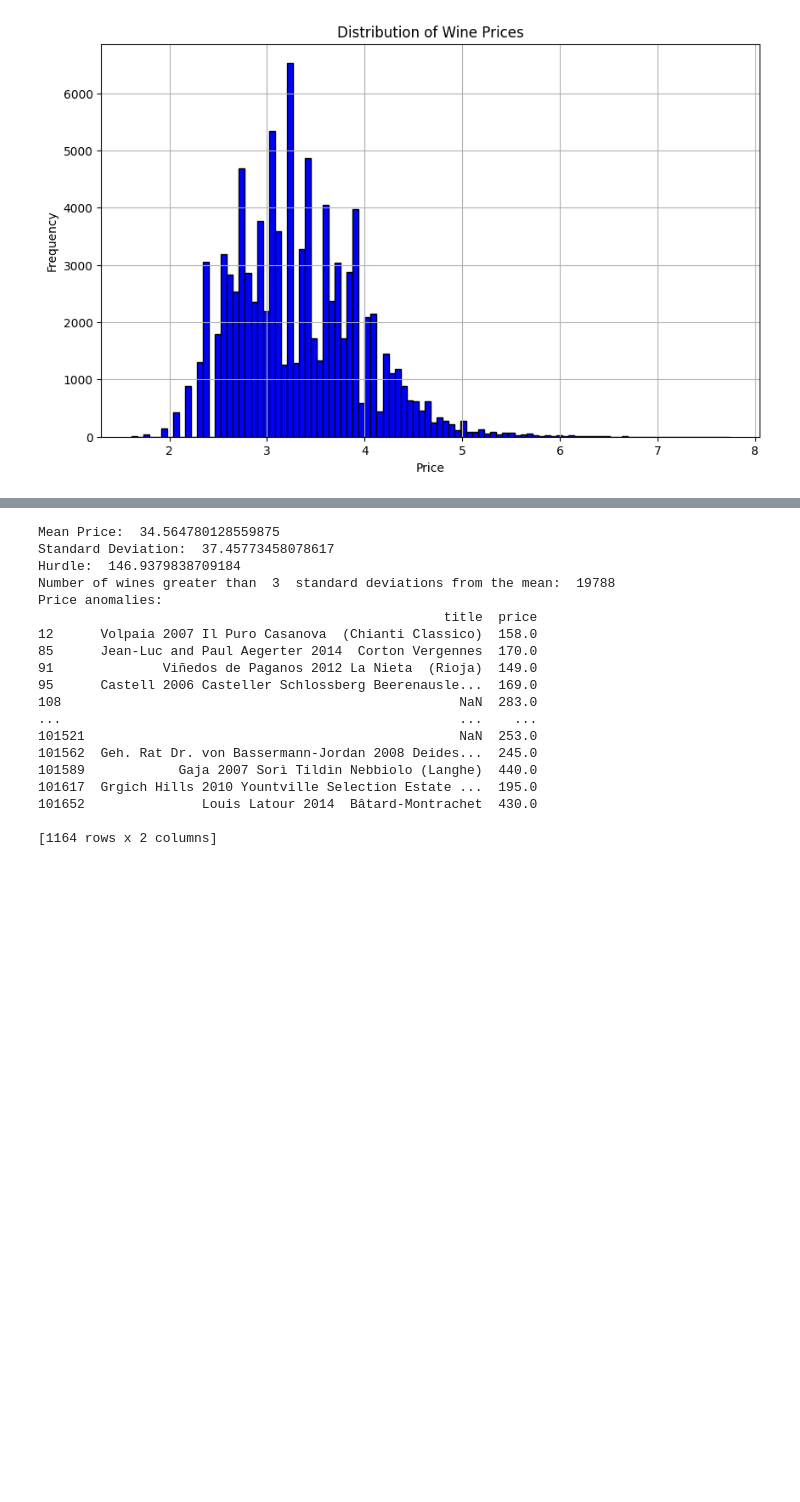
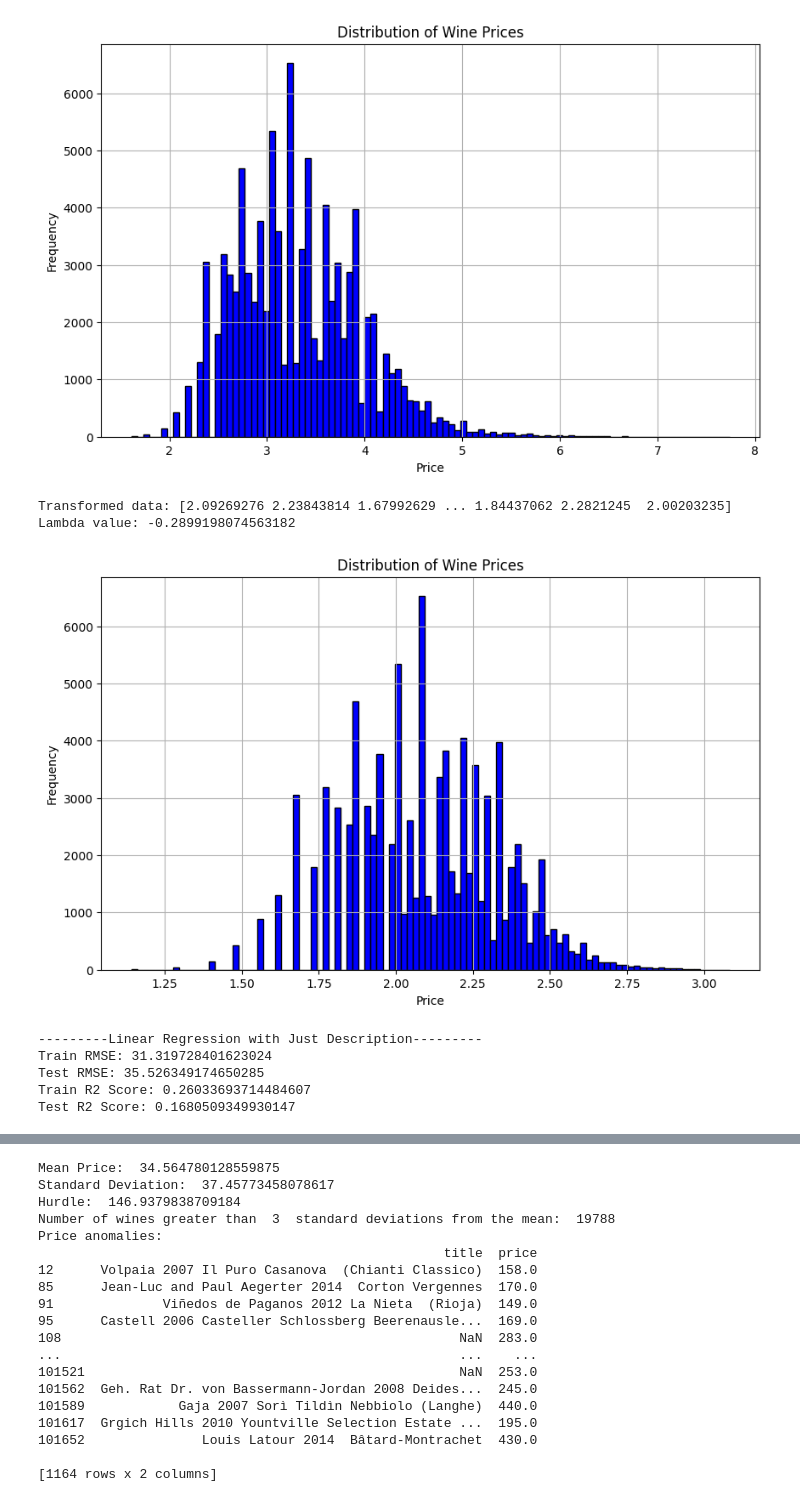
Before and after one commit to sdisorbo/wine_somMLier, a Jupyter notebook: anomaly_detection.ipynb, the cells around one changed output, grey strips where cells are left out. Drawn from its saved outputs; the diff is of its cells as text; code cells hidden in the pictures; blank space fills up the shorter version.

```diff
--- a/anomaly_detection.ipynb
+++ b/anomaly_detection.ipynb
@@ -46,3 +47,30 @@ plt.grid(True)
 plt.show()
 # %% [output]
 [figure]
+# %%
+from scipy.stats import boxcox
+
+prices = np.array(training_data['price'])
+to_remove = np.where(np.isnan(prices))[0]
+
+cleaned_y = np.delete(prices, to_remove)
+cleaned_X = training_data.drop(to_remove)
+assert len(cleaned_X) == len(cleaned_y)
+
+transformed_prices, best_lambda = boxcox(cleaned_y)
+
+# Print transformed data and lambda value
+print("Transformed data:", transformed_prices)
+print("Lambda value:", best_lambda)
+
+plt.figure(figsize=(10, 6))
+plt.hist(transformed_prices, bins=100, color='blue', edgecolor='black')
+plt.title('Distribution of Wine Prices')
+plt.xlabel('Price')
+plt.ylabel('Frequency')
+plt.grid(True)
+plt.show()
+# %% [output]
+Transformed data: [2.09269276 2.23843814 1.67992629 ... 1.84437062 2.2821245  2.00203235]
+Lambda value: -0.2899198074563182
+[figure, added]
@@ -48,0 +99,36 @@ plt.show()
+# %%
+print("\n---------Linear Regression with Just Description---------")
+
+tfidf_vectorizer = TfidfVectorizer(max_features=1000)
+X = tfidf_vectorizer.fit_transform(data['description'])
+y = data['price']
+
+X_train, X_test, y_train, y_test = train_test_split(X, y, test_size=0.2, random_state=42)
+
+model = LinearRegression()
+model.fit(X_train, y_train)
+train_preds = model.predict(X_train)
+test_preds = model.predict(X_test)
+
+train_rmse = root_mean_squared_error(y_train, train_preds)
+test_rmse = root_mean_squared_error(y_test, test_preds)
+train_r2 = r2_score(y_train, train_preds)  # 0.2603
+test_r2 = r2_score(y_test, test_preds)  # 0.1681
+
+print("Train RMSE:", train_rmse)
+print("Test RMSE:", test_rmse)
+print("Train R2 Score:", train_r2)
+print("Test R2 Score:", test_r2)
+
+# acc1 = accuracy(y_test, test_preds, threshold=10)
+# print("Accuracy within $10:", acc1)
+
+# tp = 0.20
+# acc2 = accuracy(y_test, test_preds, threshold=tp * y_test.mean())
+# print("Accuracy within 20%:", acc2)
+# %% [output]
+---------Linear Regression with Just Description---------
+Train RMSE: 31.319728401623024
+Test RMSE: 35.526349174650285
+Train R2 Score: 0.26033693714484607
+Test R2 Score: 0.1680509349930147
```
Also changed, not shown: parts of 6 cells of this notebook.
